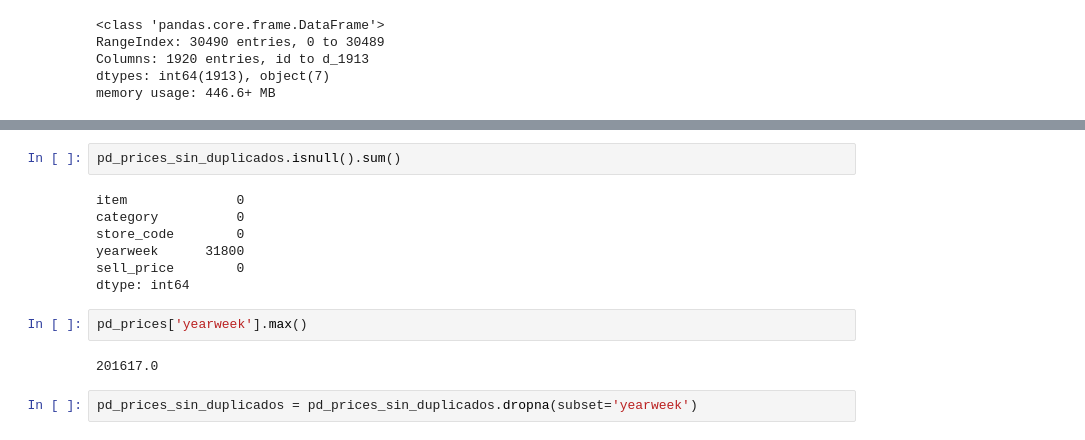
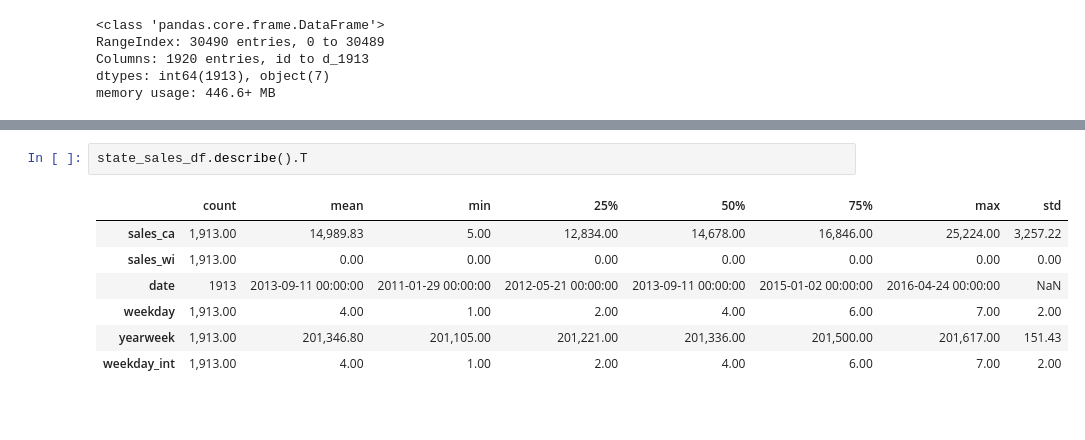
Before and after one commit to pepitogrillo7/TFM-DS-MARKET-GRUPO-4-NUCLIO, a Jupyter notebook: NUCLIO TFM 1023/DSMarket/first_steps_dsmarket_Simeon.ipynb, the cells around one changed output, grey strips where cells are left out. Cells and saved outputs as stored; diff of their text form; blank space fills up the shorter version.

```diff
--- a/NUCLIO TFM 1023/DSMarket/first_steps_dsmarket_Simeon.ipynb
+++ b/NUCLIO TFM 1023/DSMarket/first_steps_dsmarket_Simeon.ipynb
@@ -600,15 +444,10 @@ pd_prices_sin_duplicados
-# %%
-pd_prices_sin_duplicados.isnull().sum()
-# %% [output]
-item              0
-category          0
-store_code        0
-yearweek      31800
-sell_price        0
-dtype: int64
-# %%
-pd_prices['yearweek'].max()
-# %% [output]
-201617.0
-# %%
-pd_prices_sin_duplicados = pd_prices_sin_duplicados.dropna(subset='yearweek')
+# %%
+state_sales_df.describe().T
+# %% [output]
+|  | count | mean | min | 25% | 50% | 75% | max | std |
+| sales_ca | 1,913.00 | 14,989.83 | 5.00 | 12,834.00 | 14,678.00 | 16,846.00 | 25,224.00 | 3,257.22 |
+| sales_wi | 1,913.00 | 0.00 | 0.00 | 0.00 | 0.00 | 0.00 | 0.00 | 0.00 |
+| date | 1913 | 2013-09-11 00:00:00 | 2011-01-29 00:00:00 | 2012-05-21 00:00:00 | 2013-09-11 00:00:00 | 2015-01-02 00:00:00 | 2016-04-24 00:00:00 | NaN |
+| weekday | 1,913.00 | 4.00 | 1.00 | 2.00 | 4.00 | 6.00 | 7.00 | 2.00 |
+| yearweek | 1,913.00 | 201,346.80 | 201,105.00 | 201,221.00 | 201,336.00 | 201,500.00 | 201,617.00 | 151.43 |
+| weekday_int | 1,913.00 | 4.00 | 1.00 | 2.00 | 4.00 | 6.00 | 7.00 | 2.00 |
```
Also changed, not shown: parts of 25 cells of this notebook.
